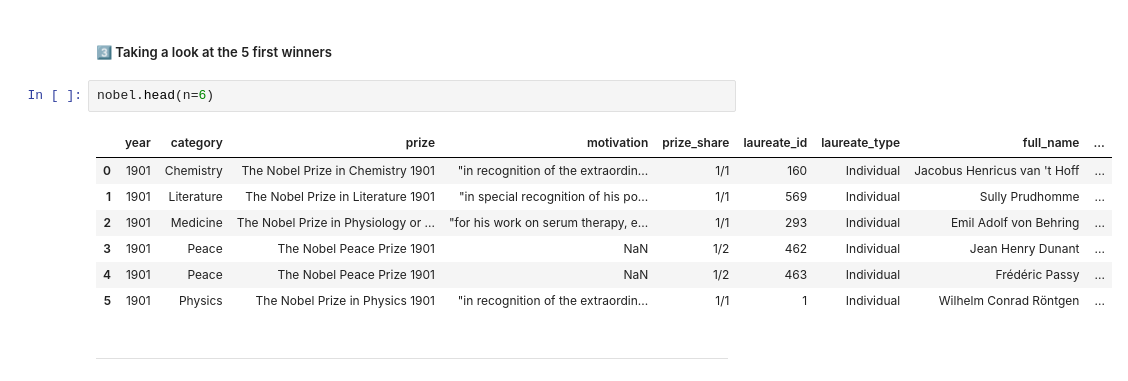
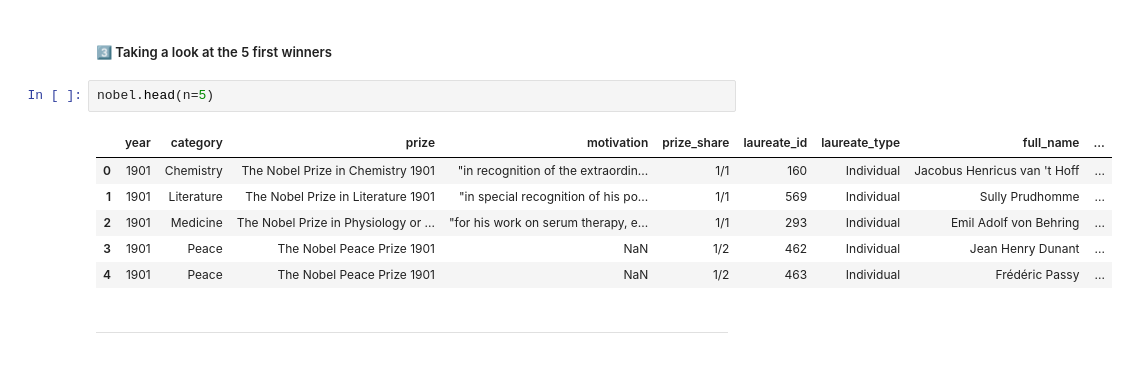
Before and after one commit to SarraMarmouch/ProjetDataAnayltics, a Jupyter notebook: index.ipynb, the cells around one changed output. Saved outputs shown, nothing was run; the diff lists cells and outputs as text.

```diff
--- a/index.ipynb
+++ b/index.ipynb
@@ -22,15 +22,14 @@ nobel = pd.read_csv("./Data/nobel.csv")
 # %% [markdown]
 ##### 3️⃣ Taking a look at the 5 first winners
 # %%
-nobel.head(n=6)
+nobel.head(n=5)
 # %% [output]
 |  | year | category | prize | motivation | prize_share | laureate_id | laureate_type | full_name | ... |
 | 0 | 1901 | Chemistry | The Nobel Prize in Chemistry 1901 | "in recognition of the extraordin... | 1/1 | 160 | Individual | Jacobus Henricus van 't Hoff | ... |
 | 1 | 1901 | Literature | The Nobel Prize in Literature 1901 | "in special recognition of his po... | 1/1 | 569 | Individual | Sully Prudhomme | ... |
 | 2 | 1901 | Medicine | The Nobel Prize in Physiology or ... | "for his work on serum therapy, e... | 1/1 | 293 | Individual | Emil Adolf von Behring | ... |
 | 3 | 1901 | Peace | The Nobel Peace Prize 1901 | NaN | 1/2 | 462 | Individual | Jean Henry Dunant | ... |
 | 4 | 1901 | Peace | The Nobel Peace Prize 1901 | NaN | 1/2 | 463 | Individual | Frédéric Passy | ... |
-| 5 | 1901 | Physics | The Nobel Prize in Physics 1901 | "in recognition of the extraordin... | 1/1 | 1 | Individual | Wilhelm Conrad Röntgen | ... |
 # %% [markdown]
 <hr>
 # %% [markdown]
```
Also changed, not shown: parts of 43 cells of this notebook, 9 other files.
